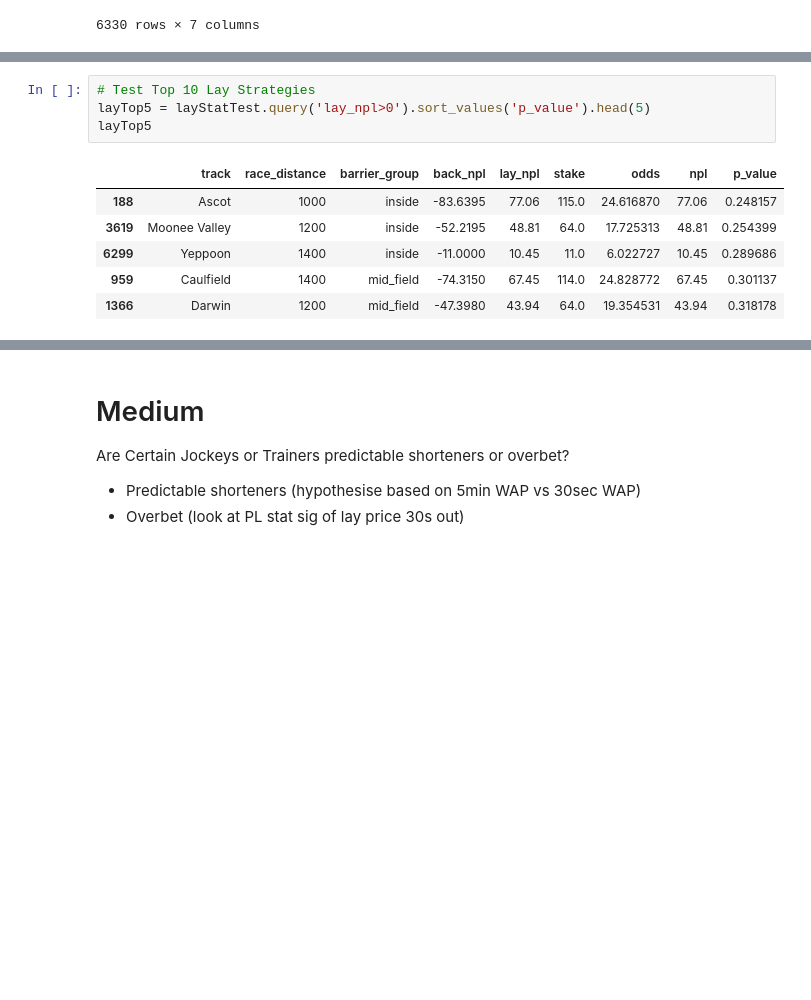
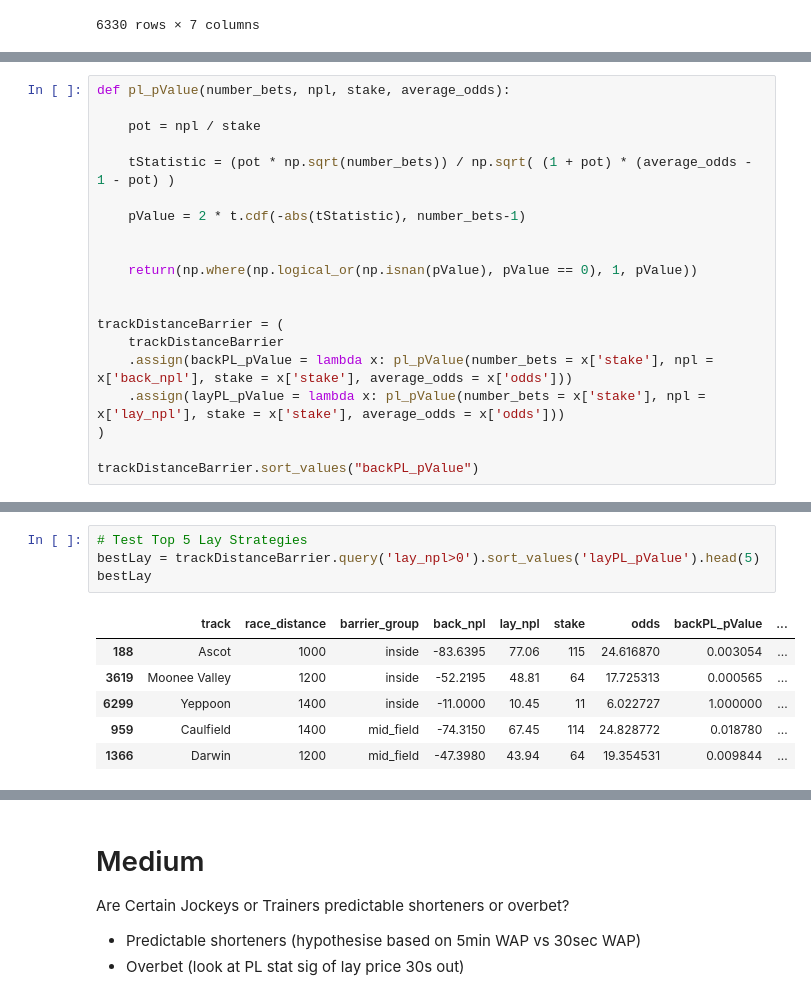
Before and after one commit to TMBish/bfStreamTutorials, a Jupyter notebook: 02-angles/analysis/01-initial-look.ipynb, the cells around one changed output, grey strips where cells are left out. Cells and saved outputs as stored; diff of their text form; blank space fills up the shorter version.

```diff
--- a/02-angles/analysis/01-initial-look.ipynb
+++ b/02-angles/analysis/01-initial-look.ipynb
@@ -257,0 +193,20 @@ layStatTest
+# %%
+def pl_pValue(number_bets, npl, stake, average_odds):
+
+    pot = npl / stake
+
+    tStatistic = (pot * np.sqrt(number_bets)) / np.sqrt( (1 + pot) * (average_odds - 1 - pot) )
+
+    pValue = 2 * t.cdf(-abs(tStatistic), number_bets-1)
+
+
+    return(np.where(np.logical_or(np.isnan(pValue), pValue == 0), 1, pValue))
+
+
+trackDistanceBarrier = (
+    trackDistanceBarrier
+    .assign(backPL_pValue = lambda x: pl_pValue(number_bets = x['stake'], npl = x['back_npl'], stake = x['stake'], average_odds = x['odds']))
+    .assign(layPL_pValue = lambda x: pl_pValue(number_bets = x['stake'], npl = x['lay_npl'], stake = x['stake'], average_odds = x['odds']))
+)
+
+trackDistanceBarrier.sort_values("backPL_pValue")
@@ -258,12 +243,12 @@ layStatTest
 # %%
-# Test Top 10 Lay Strategies
-layTop5 = layStatTest.query('lay_npl>0').sort_values('p_value').head(5)
-layTop5
+# Test Top 5 Lay Strategies
+bestLay = trackDistanceBarrier.query('lay_npl>0').sort_values('layPL_pValue').head(5)
+bestLay
 # %% [output]
-|  | track | race_distance | barrier_group | back_npl | lay_npl | stake | odds | npl | p_value |
-| 188 | Ascot | 1000 | inside | -83.6395 | 77.06 | 115.0 | 24.616870 | 77.06 | 0.248157 |
-| 3619 | Moonee Valley | 1200 | inside | -52.2195 | 48.81 | 64.0 | 17.725313 | 48.81 | 0.254399 |
-| 6299 | Yeppoon | 1400 | inside | -11.0000 | 10.45 | 11.0 | 6.022727 | 10.45 | 0.289686 |
-| 959 | Caulfield | 1400 | mid_field | -74.3150 | 67.45 | 114.0 | 24.828772 | 67.45 | 0.301137 |
-| 1366 | Darwin | 1200 | mid_field | -47.3980 | 43.94 | 64.0 | 19.354531 | 43.94 | 0.318178 |
+|  | track | race_distance | barrier_group | back_npl | lay_npl | stake | odds | backPL_pValue | ... |
+| 188 | Ascot | 1000 | inside | -83.6395 | 77.06 | 115 | 24.616870 | 0.003054 | ... |
+| 3619 | Moonee Valley | 1200 | inside | -52.2195 | 48.81 | 64 | 17.725313 | 0.000565 | ... |
+| 6299 | Yeppoon | 1400 | inside | -11.0000 | 10.45 | 11 | 6.022727 | 1.000000 | ... |
+| 959 | Caulfield | 1400 | mid_field | -74.3150 | 67.45 | 114 | 24.828772 | 0.018780 | ... |
+| 1366 | Darwin | 1200 | mid_field | -47.3980 | 43.94 | 64 | 19.354531 | 0.009844 | ... |
 # %%
```
Also changed, not shown: parts of 24 cells of this notebook.
